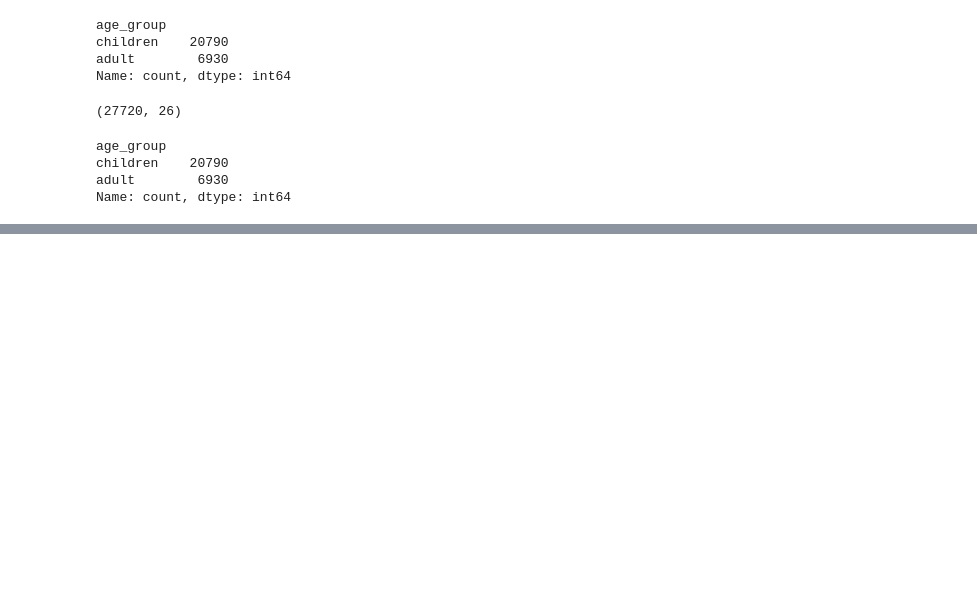
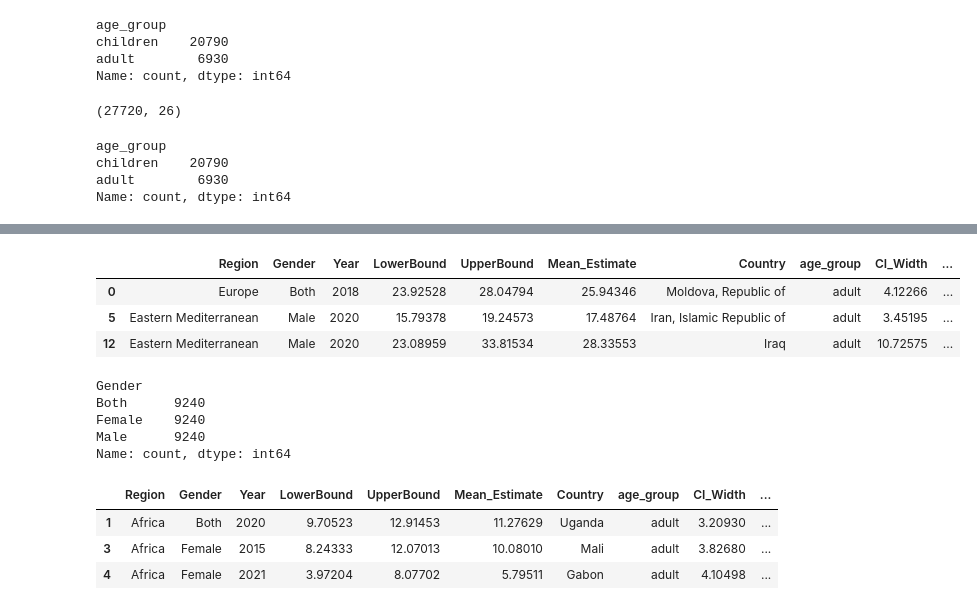
Before and after one commit to VijayRakkaiah/Nutrition_Paradox, a Jupyter notebook: Nutrition_Paradox.ipynb, the cells around one changed output, grey strips where cells are left out. Saved outputs shown, nothing was run; the diff lists cells and outputs as text; code cells hidden in the pictures; blank space fills up the shorter version.

```diff
--- a/Nutrition_Paradox.ipynb
+++ b/Nutrition_Paradox.ipynb
@@ -167,0 +314,3 @@ Name: count, dtype: int64
+# %%
+df_obesity['Gender'] = df_obesity['Gender'].apply(lambda x: 'Male' if x == 'SEX_MLE' else
+                                                  'Female' if x == 'SEX_FMLE' else 'Both')
@@ -167,0 +325,7 @@ Name: count, dtype: int64
+# %%
+df_obesity.head(3)
+# %% [output]
+|  | Region | Gender | Year | LowerBound | UpperBound | Mean_Estimate | Country | age_group | CI_Width | ... |
+| 0 | Europe | Both | 2018 | 23.92528 | 28.04794 | 25.94346 | Moldova, Republic of | adult | 4.12266 | ... |
+| 5 | Eastern Mediterranean | Male | 2020 | 15.79378 | 19.24573 | 17.48764 | Iran, Islamic Republic of | adult | 3.45195 | ... |
+| 12 | Eastern Mediterranean | Male | 2020 | 23.08959 | 33.81534 | 28.33553 | Iraq | adult | 10.72575 | ... |
@@ -167,0 +335,15 @@ Name: count, dtype: int64
+# %%
+df_malnutrition.Gender.value_counts()
+# %% [output]
+Gender
+Both      9240
+Female    9240
+Male      9240
+Name: count, dtype: int64
+# %%
+df_malnutrition.head(3)
+# %% [output]
+|  | Region | Gender | Year | LowerBound | UpperBound | Mean_Estimate | Country | age_group | CI_Width | ... |
+| 1 | Africa | Both | 2020 | 9.70523 | 12.91453 | 11.27629 | Uganda | adult | 3.20930 | ... |
+| 3 | Africa | Female | 2015 | 8.24333 | 12.07013 | 10.08010 | Mali | adult | 3.82680 | ... |
+| 4 | Africa | Female | 2021 | 3.97204 | 8.07702 | 5.79511 | Gabon | adult | 4.10498 | ... |
```
Also changed, not shown: parts of 29 cells of this notebook.
